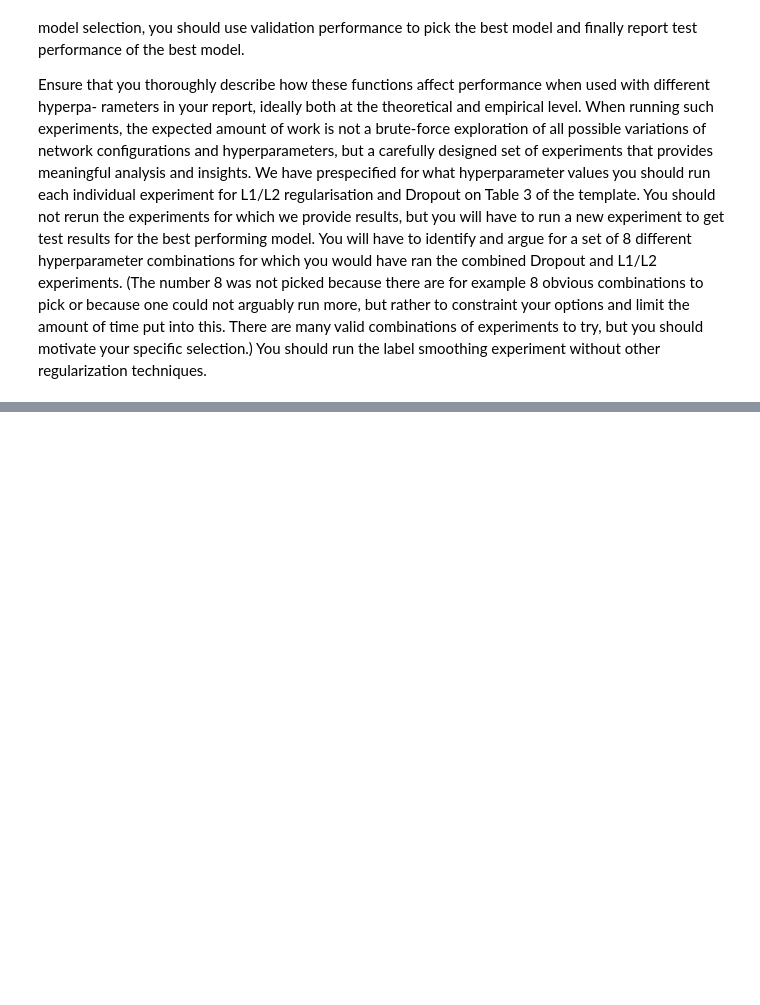
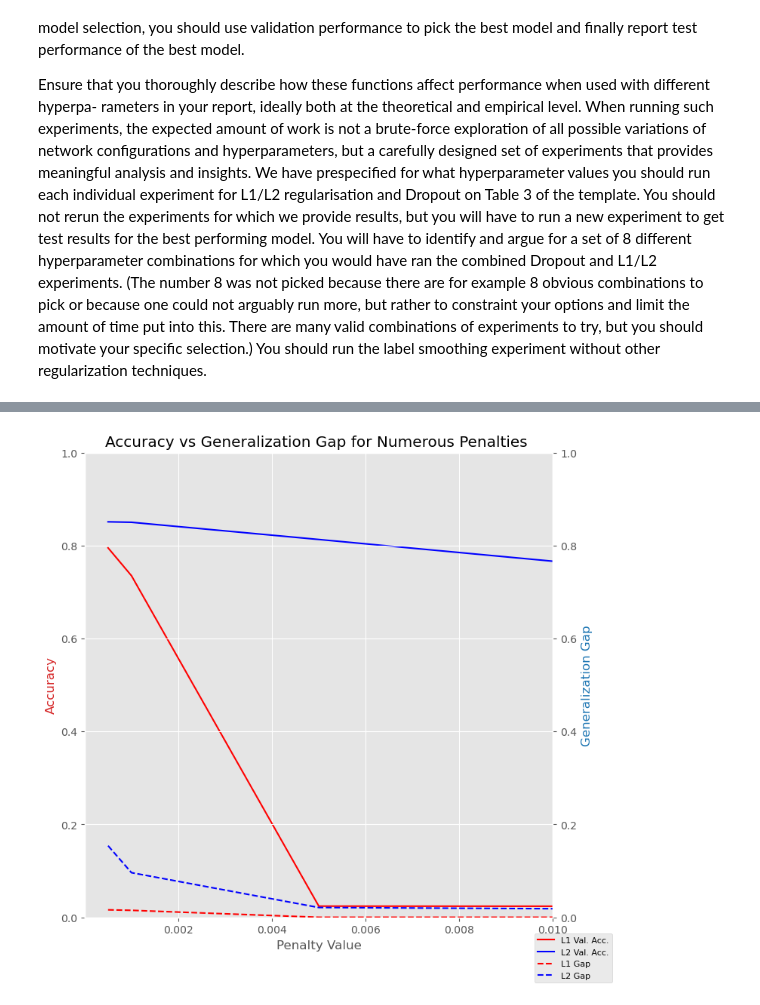
Before and after one commit to bangsen79/mlpractical, a Jupyter notebook: notebooks/Coursework_1.ipynb, the cells around one changed output, grey strips where cells are left out. Saved outputs shown, nothing was run; the diff lists cells and outputs as text; code cells hidden in the pictures; blank space fills up the shorter version.

```diff
--- a/notebooks/Coursework_1.ipynb
+++ b/notebooks/Coursework_1.ipynb
@@ -577,0 +984,34 @@ SyntaxError: invalid syntax (2728008756.py, line 1)
+# %%
+#Create L1L2 Plots
+Penalty_values = np.array([0.0005,0.001,0.005,0.05])
+valid_acc_l1 = np.array([0.795,0.735,0.024,0.022])
+train_error_l1 = np.array([0.642,0.889,3.85,3.85])
+valid_error_l1 = np.array([0.658,0.904,3.85,3.85])
+valid_acc_l2 = np.array([0.851,0.85,0.813,0.392])
+train_error_l2 = np.array([0.306,0.360,0.586,2.258])
+valid_error_l2 = np.array([0.46,0.456,0.607,2.256])
+
+generalization_gap_l1 = valid_error_l1 - train_error_l1
+generalization_gap_l2 = valid_error_l2 - train_error_l2
+
+fig,ax3 = plt.subplots(figsize = (8,8))
+ax3.set_xlabel('Penalty Value')
+ax3.set_xticks
+ax3.set_xlim(left = 0.00001, right = 0.01)
+ax3.set_ylabel('Accuracy',color='tab:red')
+ax3.set_ylim(bottom = 0 , top = 1)
+ax3.plot(Penalty_values,valid_acc_l1,'red',linestyle ='-',label = 'L1 Val. Acc.')
+ax3.plot(Penalty_values,valid_acc_l2,'blue',linestyle ='-',label = 'L2 Val. Acc.')
+
+ax4 = ax3.twinx()
+ax4.set_ylabel('Generalization Gap',color ='tab:blue')
+ax4.set_ylim(bottom = 0, top = 1)
+ax4.plot(Penalty_values,generalization_gap_l1,'red',linestyle = '--',label = 'L1 Gap')
+ax4.plot(Penalty_values,generalization_gap_l2,'blue',linestyle = '--',label = 'L2 Gap')
+
+fig.legend(loc='lower right',fontsize = 8)
+plt.title('Accuracy vs Generalization Gap for Numerous Penalties ')
+plt.savefig('acc_gap_penalty.png',format='png')
+plt.show()
+# %% [output]
+[figure, added]
```
Also changed, not shown: parts of 24 cells of this notebook, 7 other files.
